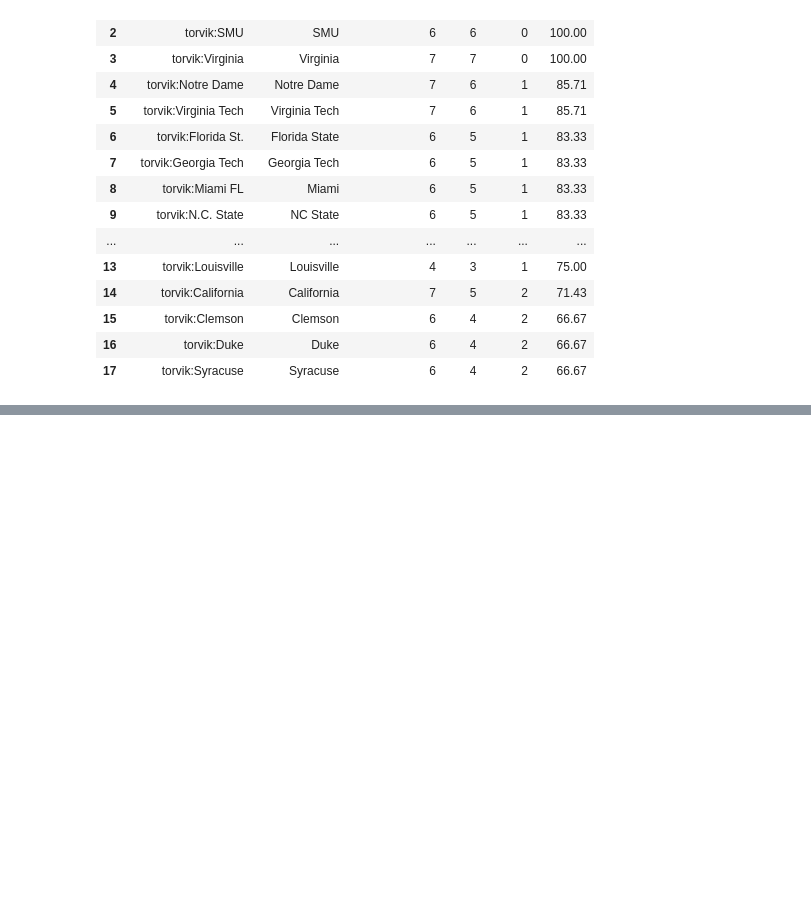
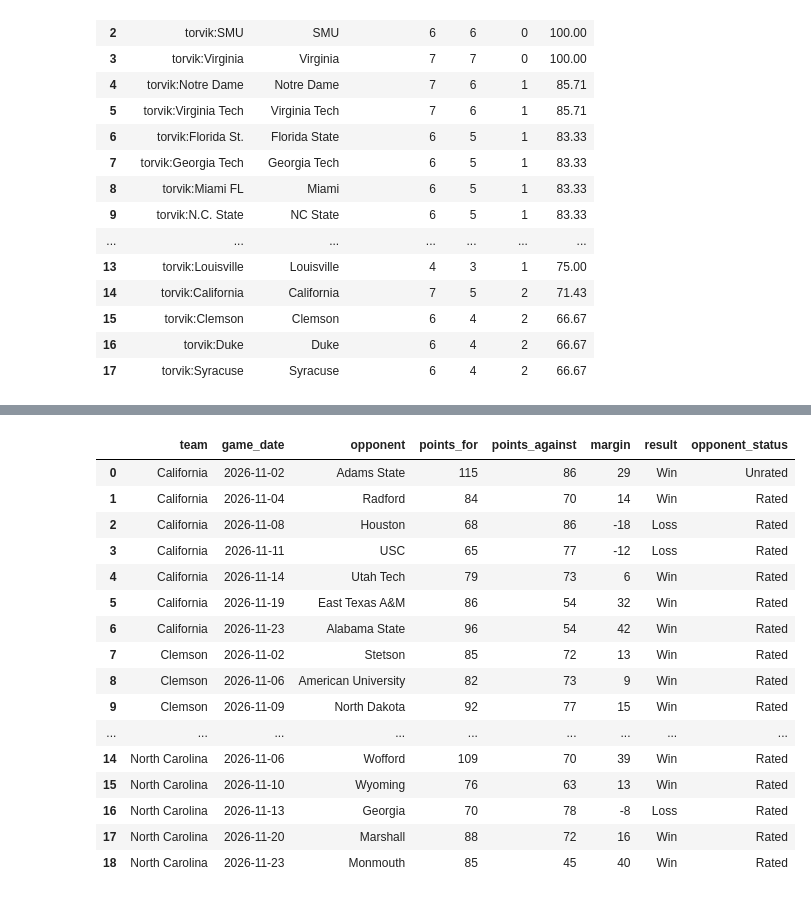
Before and after one commit to ekee7/acc_reality_check, a Jupyter notebook: ACC_Reality_Check.ipynb, the cells around one changed output, grey strips where cells are left out. Drawn from its saved outputs; the diff is of its cells as text; code cells hidden in the pictures; blank space fills up the shorter version.

Commit message:
discrepancies

```diff
--- a/ACC_Reality_Check.ipynb
+++ b/ACC_Reality_Check.ipynb
@@ -1896,0 +2004,60 @@ display(df_q1_records)
+# %%
+#investigate games for teams with record discrepancies
+query_discrepancies = """
+SELECT
+    t.espn_name AS team,
+    g.game_date,
+    o.espn_name AS opponent,
+    tg.points_for,
+    tg.points_against,
+    tg.margin,
+    CASE
+        WHEN tg.margin > 0 THEN 'Win'
+        ELSE 'Loss'
+    END AS result,
+    CASE
+        WHEN r.team_id IS NULL THEN 'Unrated'
+        ELSE 'Rated'
+    END AS opponent_status
+FROM team_games tg
+JOIN teams t
+    ON tg.team_id = t.team_id
+JOIN teams o
+    ON tg.opponent_id = o.team_id
+JOIN games g
+    ON tg.game_id = g.game_id
+LEFT JOIN ratings r
+    ON o.team_id = r.team_id
+    AND r.snapshot_date = (
+        SELECT MAX(snapshot_date)
+        FROM ratings
+    )
+WHERE t.espn_name IN (
+    'California', 'Clemson', 'North Carolina'
+)
+ORDER BY team, g.game_date;
+"""
+
+df_discrepancies = pd.read_sql_query(
+    query_discrepancies, conn
+)
+
+display(df_discrepancies)
+# %% [output]
+|  | team | game_date | opponent | points_for | points_against | margin | result | opponent_status |
+| 0 | California | 2026-11-02 | Adams State | 115 | 86 | 29 | Win | Unrated |
+| 1 | California | 2026-11-04 | Radford | 84 | 70 | 14 | Win | Rated |
+| 2 | California | 2026-11-08 | Houston | 68 | 86 | -18 | Loss | Rated |
+| 3 | California | 2026-11-11 | USC | 65 | 77 | -12 | Loss | Rated |
+| 4 | California | 2026-11-14 | Utah Tech | 79 | 73 | 6 | Win | Rated |
+| 5 | California | 2026-11-19 | East Texas A&M | 86 | 54 | 32 | Win | Rated |
+| 6 | California | 2026-11-23 | Alabama State | 96 | 54 | 42 | Win | Rated |
+| 7 | Clemson | 2026-11-02 | Stetson | 85 | 72 | 13 | Win | Rated |
+| 8 | Clemson | 2026-11-06 | American University | 82 | 73 | 9 | Win | Rated |
+| 9 | Clemson | 2026-11-09 | North Dakota | 92 | 77 | 15 | Win | Rated |
+| ... | ... | ... | ... | ... | ... | ... | ... | ... |
+| 14 | North Carolina | 2026-11-06 | Wofford | 109 | 70 | 39 | Win | Rated |
+| 15 | North Carolina | 2026-11-10 | Wyoming | 76 | 63 | 13 | Win | Rated |
+| 16 | North Carolina | 2026-11-13 | Georgia | 70 | 78 | -8 | Loss | Rated |
+| 17 | North Carolina | 2026-11-20 | Marshall | 88 | 72 | 16 | Win | Rated |
+| 18 | North Carolina | 2026-11-23 | Monmouth | 85 | 45 | 40 | Win | Rated |
```
Also changed, not shown: parts of 3 cells of this notebook.
